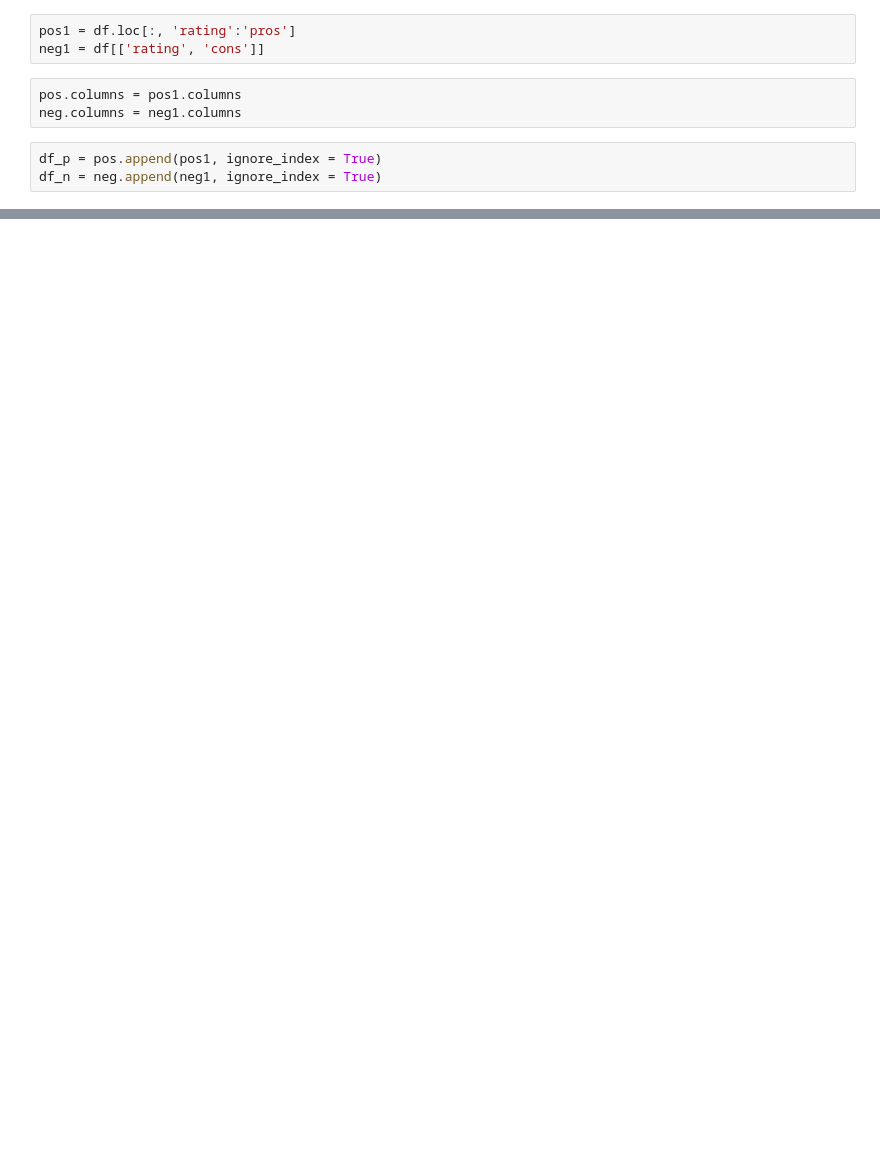
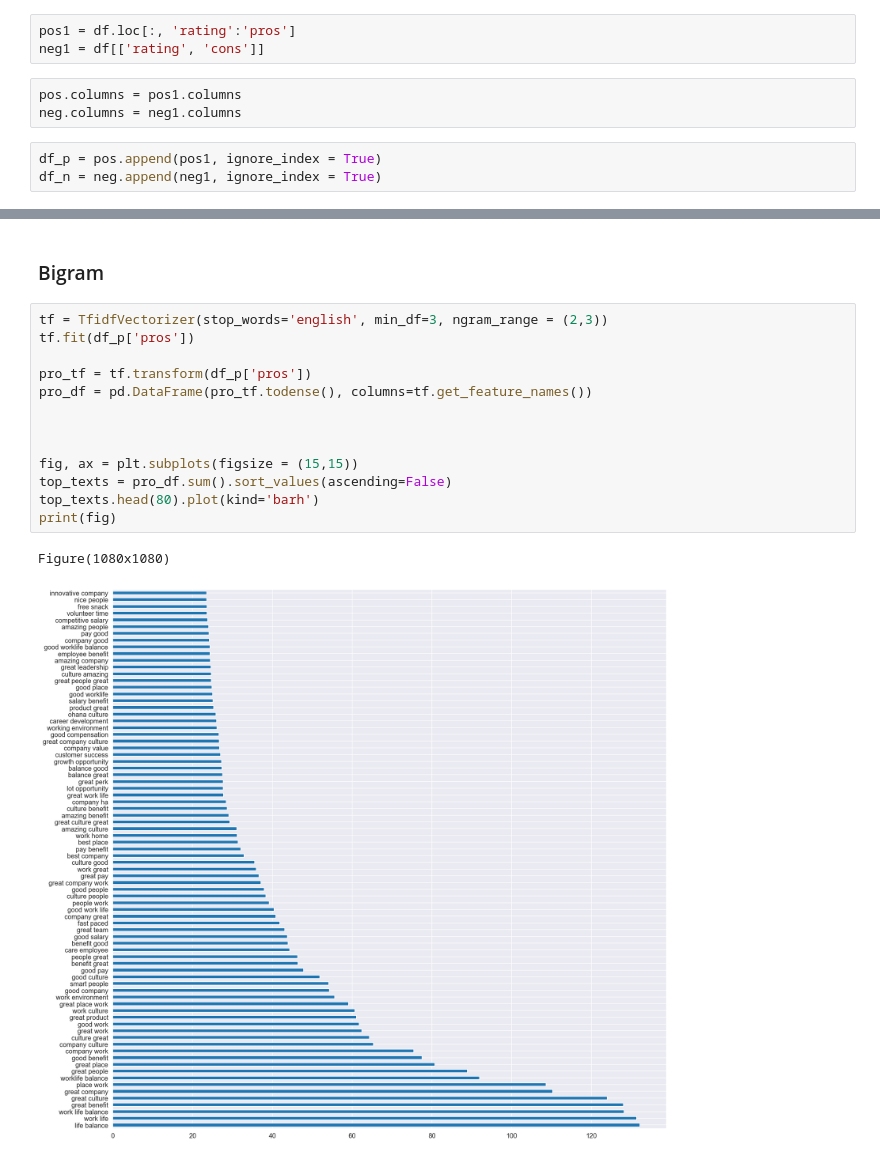
Before and after one commit to hitomi1104/sf_employee_review, a Jupyter notebook: combined.ipynb, the cells around one changed output, grey strips where cells are left out. Saved outputs shown, nothing was run; the diff lists cells and outputs as text; blank space fills up the shorter version.

```diff
--- a/combined.ipynb
+++ b/combined.ipynb
@@ -86,0 +187,18 @@ df_n = neg.append(neg1, ignore_index = True)
+# %% [markdown]
+### Bigram
+# %%
+tf = TfidfVectorizer(stop_words='english', min_df=3, ngram_range = (2,3))
+tf.fit(df_p['pros'])
+
+pro_tf = tf.transform(df_p['pros'])
+pro_df = pd.DataFrame(pro_tf.todense(), columns=tf.get_feature_names())
+
+
+
+fig, ax = plt.subplots(figsize = (15,15))
+top_texts = pro_df.sum().sort_values(ascending=False)
+top_texts.head(80).plot(kind='barh')
+print(fig)
+# %% [output]
+Figure(1080x1080)
+[figure, added]
```
Also changed, not shown: parts of 21 cells of this notebook, 1 other file.
